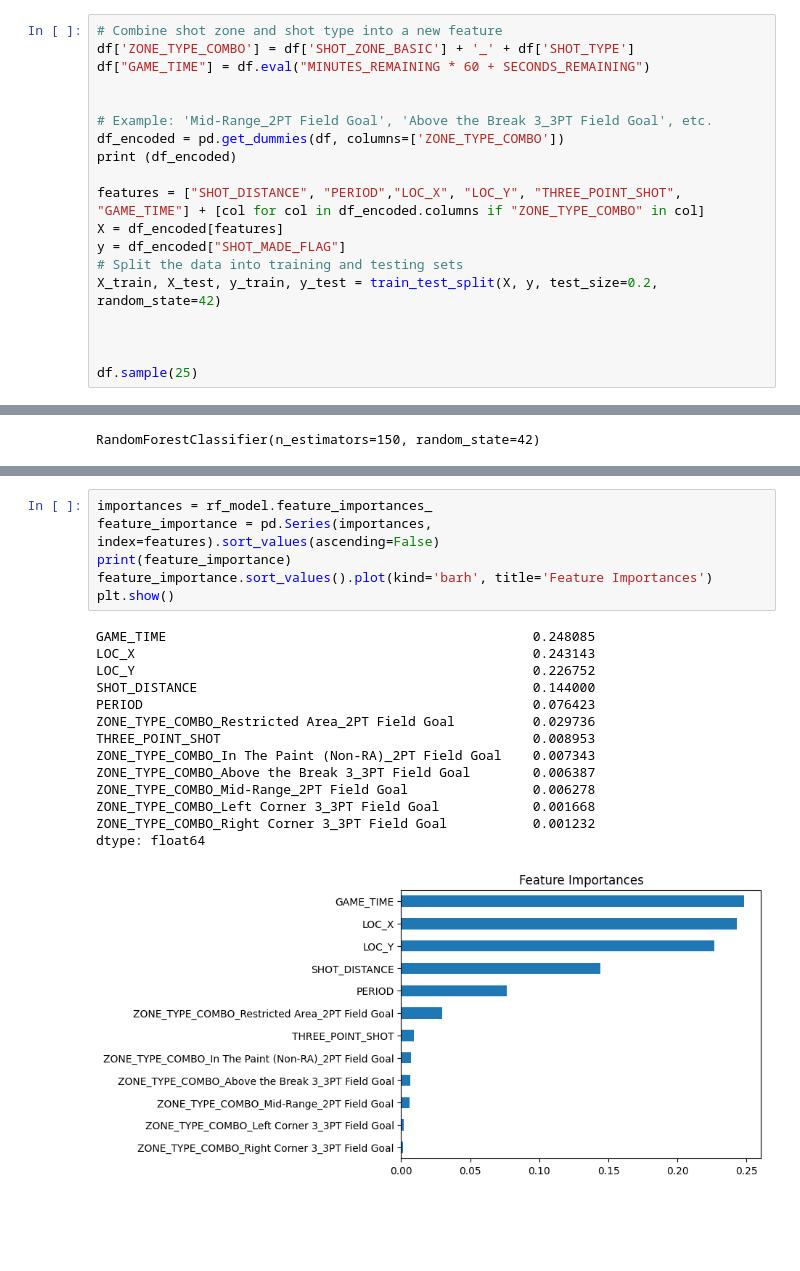
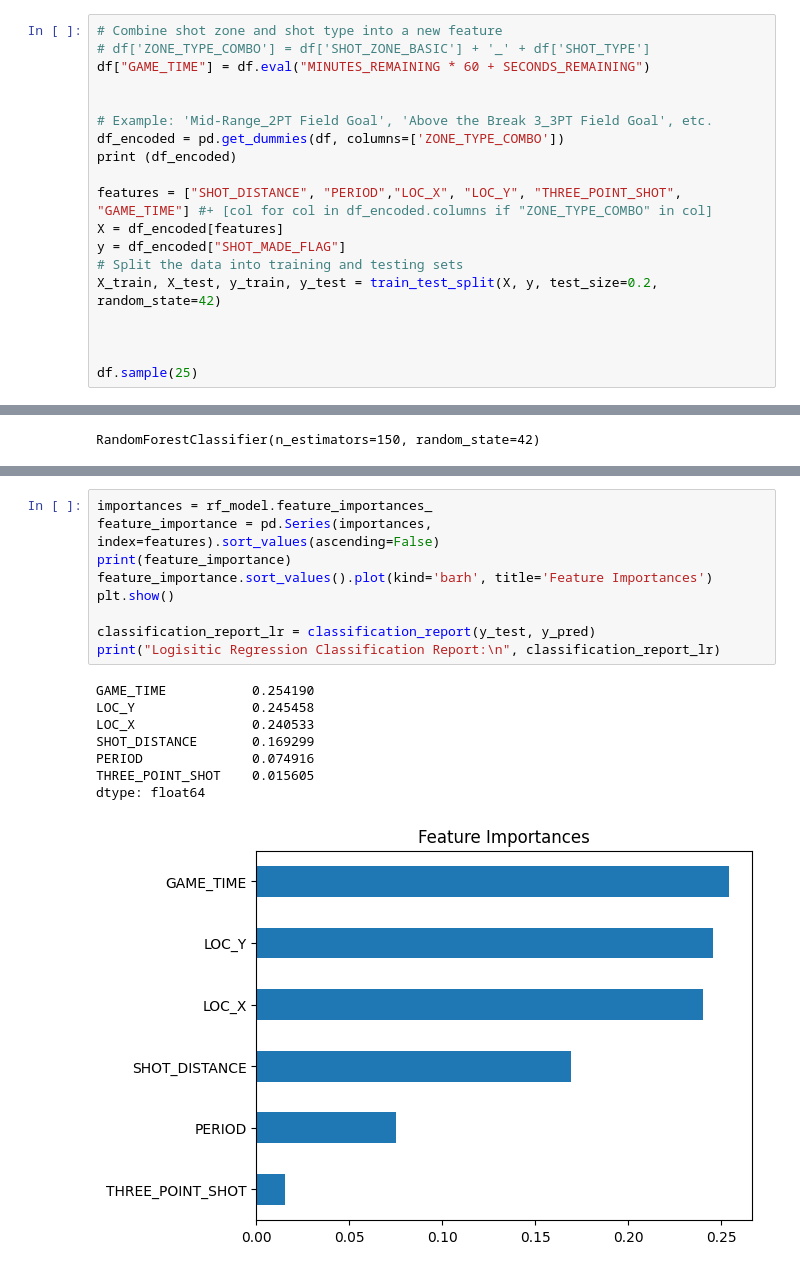
Before and after one commit to Benimaru13/Personal-Projects, a Jupyter notebook: analysis.ipynb, the cells around one changed output, grey strips where cells are left out. Cells and saved outputs as stored; diff of their text form; blank space fills up the shorter version.

```diff
--- a/analysis.ipynb
+++ b/analysis.ipynb
@@ -195,7 +195,7 @@ plt.show()
 [figure]
 # %%
 # Combine shot zone and shot type into a new feature
-df['ZONE_TYPE_COMBO'] = df['SHOT_ZONE_BASIC'] + '_' + df['SHOT_TYPE']
+# df['ZONE_TYPE_COMBO'] = df['SHOT_ZONE_BASIC'] + '_' + df['SHOT_TYPE']
 df["GAME_TIME"] = df.eval("MINUTES_REMAINING * 60 + SECONDS_REMAINING")
 
 
@@ -203,7 +203,7 @@ df["GAME_TIME"] = df.eval("MINUTES_REMAINING * 60 + SECONDS_REMAINING")
 df_encoded = pd.get_dummies(df, columns=['ZONE_TYPE_COMBO'])
 print (df_encoded)
 
-features = ["SHOT_DISTANCE", "PERIOD","LOC_X", "LOC_Y", "THREE_POINT_SHOT", "GAME_TIME"] + [col for col in df_encoded.columns if "ZONE_TYPE_COMBO" in col]
+features = ["SHOT_DISTANCE", "PERIOD","LOC_X", "LOC_Y", "THREE_POINT_SHOT", "GAME_TIME"] #+ [col for col in df_encoded.columns if "ZONE_TYPE_COMBO" in col]
 X = df_encoded[features]
 y = df_encoded["SHOT_MADE_FLAG"]
 # Split the data into training and testing sets
@@ -278,21 +278,18 @@ Random Forest Accuracy: 0.562992125984252
 # %%
 importances = rf_model.feature_importances_
 feature_importance = pd.Series(importances, index=features).sort_values(ascending=False)
 print(feature_importance)
 feature_importance.sort_values().plot(kind='barh', title='Feature Importances')
 plt.show()
+
+classification_report_lr = classification_report(y_test, y_pred)
+print("Logisitic Regression Classification Report:\n", classification_report_lr)
 # %% [output]
-GAME_TIME                                               0.248085
-LOC_X                                                   0.243143
-LOC_Y                                                   0.226752
-SHOT_DISTANCE                                           0.144000
-PERIOD                                                  0.076423
-ZONE_TYPE_COMBO_Restricted Area_2PT Field Goal          0.029736
-THREE_POINT_SHOT                                        0.008953
-ZONE_TYPE_COMBO_In The Paint (Non-RA)_2PT Field Goal    0.007343
-ZONE_TYPE_COMBO_Above the Break 3_3PT Field Goal        0.006387
-ZONE_TYPE_COMBO_Mid-Range_2PT Field Goal                0.006278
-ZONE_TYPE_COMBO_Left Corner 3_3PT Field Goal            0.001668
-ZONE_TYPE_COMBO_Right Corner 3_3PT Field Goal           0.001232
+GAME_TIME           0.254190
+LOC_Y               0.245458
+LOC_X               0.240533
+SHOT_DISTANCE       0.169299
+PERIOD              0.074916
+THREE_POINT_SHOT    0.015605
 dtype: float64
-[figure, old version]
+[figure, new version]
```
Also changed, not shown: parts of 4 cells of this notebook.
